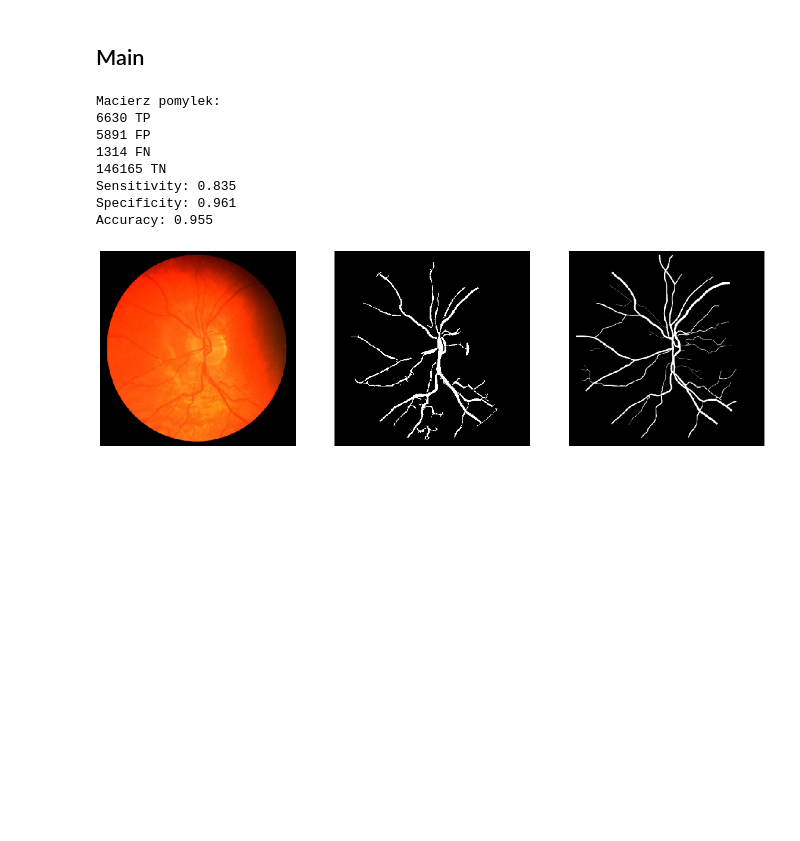
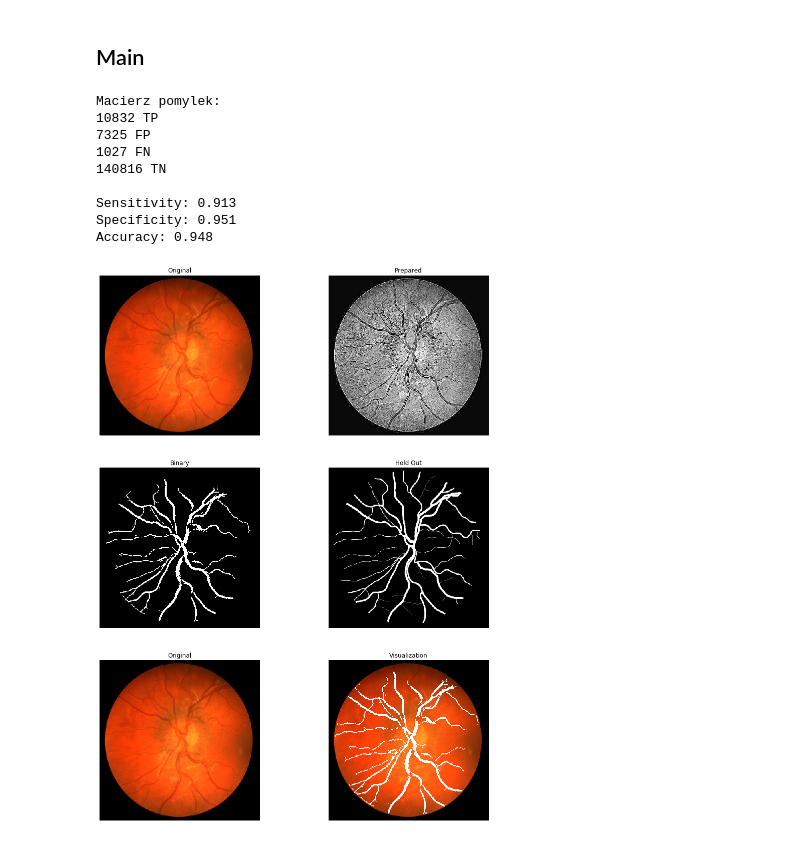
Before and after one commit to Preludium/IwM, a Jupyter notebook: fundus.ipynb, the cells around one changed output. Drawn from its saved outputs; the diff is of its cells as text; code cells hidden in the pictures; blank space fills up the shorter version.

Commit message:
visualization

```diff
--- a/fundus.ipynb
+++ b/fundus.ipynb
@@ -12,7 +12,7 @@ from skimage.filters import unsharp_mask, sato, threshold_otsu
 # %% [markdown]
 ## Constants
 # %%
-PATH = "Image_09L"
+PATH = "Image_05L"
 ORIGINAL_PHOTO_NAME = "photos/{0}.jpg".format(PATH)
 ORIGINAL_PHOTO_HOLD_OUT = "photos/{0}_1stHO.png".format(PATH)
 # %% [markdown]
@@ -52,25 +72,16 @@ def preProcessing(img, optionNumbers):
             img = cv2.normalize(img, None, alpha=0, beta=255, norm_type=cv2.NORM_MINMAX)
 
         elif num == 4:
-            img = cv2.equalizeHist(np.uint8(img))
-
-        elif num == 5:
             clahe = cv2.createCLAHE(clipLimit=2.0, tileGridSize=(8,8))
             img = clahe.apply(img)
 
-        elif num == 6:
-            img = cv2.erode(img, np.ones((1, 1), np.uint8), iterations=1)
-
-        elif num == 7:
-            img = cv2.dilate(img, np.ones((2, 2), np.uint8), iterations=1)
-
-        elif num == 8:
+        elif num == 5:
             invGamma = 0.75
             table = np.array([((i / 255.0) ** invGamma) * 255
                 for i in np.arange(0, 256)]).astype("uint8")
             img = cv2.LUT(img, table)
 
-        elif num == 9:
+        elif num == 6:
             nb_components, output, stats, centroids = cv2.connectedComponentsWithStats(np.uint8(img), connectivity=8)
             sizes = stats[1:, -1]; nb_components = nb_components - 1
             min_size = 100
@@ -91,12 +102,14 @@ def removeBorder(original, img):
                 img[i][j] = 0
     return img
 # %%
-def darkenVessels(img):
-    for i in range(len(img)):
-        for j in range(len(img[0])):
-            if img[i][j] < 70:
-                img[i][j] = 0
-    return img
+def applyBinary(bin, org):
+    ori = np.copy(org)
+    for i in range(len(bin)):
+        for j in range(len(bin[0])):
+            if bin[i][j] > 0:
+                ori[i][j] = 255
+
+    return ori
 # %%
 def checkEffectivity(img, ho):
     TP = 0
@@ -124,25 +137,27 @@ def checkEffectivity(img, ho):
 # %%
 originalImage = loadImage(ORIGINAL_PHOTO_NAME)
 
-preparedImage = preProcessing(originalImage, [0, 5, 2, 8, 6])
-preparedImage = darkenVessels(preparedImage)
+preparedImage = preProcessing(originalImage, [0, 4, 2, 5])
 resultImage = properProcessing(preparedImage)
 resultImage = removeBorder(preProcessing(originalImage, [0]) > 50, resultImage)
 resultImage = preProcessing(resultImage, [1, 3])
-resultBinary = preProcessing(resultImage > 28, [9])
+resultBinary = preProcessing(resultImage > 30, [6])
 
 holdOut = preProcessing(loadImage(ORIGINAL_PHOTO_HOLD_OUT), [0, 3])
-showImages(originalImage, resultBinary, holdOut)
+visualized = applyBinary(resultBinary, originalImage)
+
+showImages(originalImage, preparedImage, resultBinary, holdOut, visualized)
 checkEffectivity(resultBinary, holdOut) # extend for 5+ images
 
-# good results for: 05R, 05L, 04R, 04L, 09R, 09L
+# good results for: 05R, 05L, 04R, 04L, 09R, 09L, 06L, 06R
 # %% [output]
 Macierz pomylek:
-6630 TP
-5891 FP
-1314 FN
-146165 TN
-Sensitivity: 0.835
-Specificity: 0.961
-Accuracy: 0.955
+10832 TP
+7325 FP
+1027 FN
+140816 TN
+
+Sensitivity: 0.913
+Specificity: 0.951
+Accuracy: 0.948
-[figure, old version]
+[figure, new version]
```
Also changed, not shown: parts of 3 cells of this notebook.
